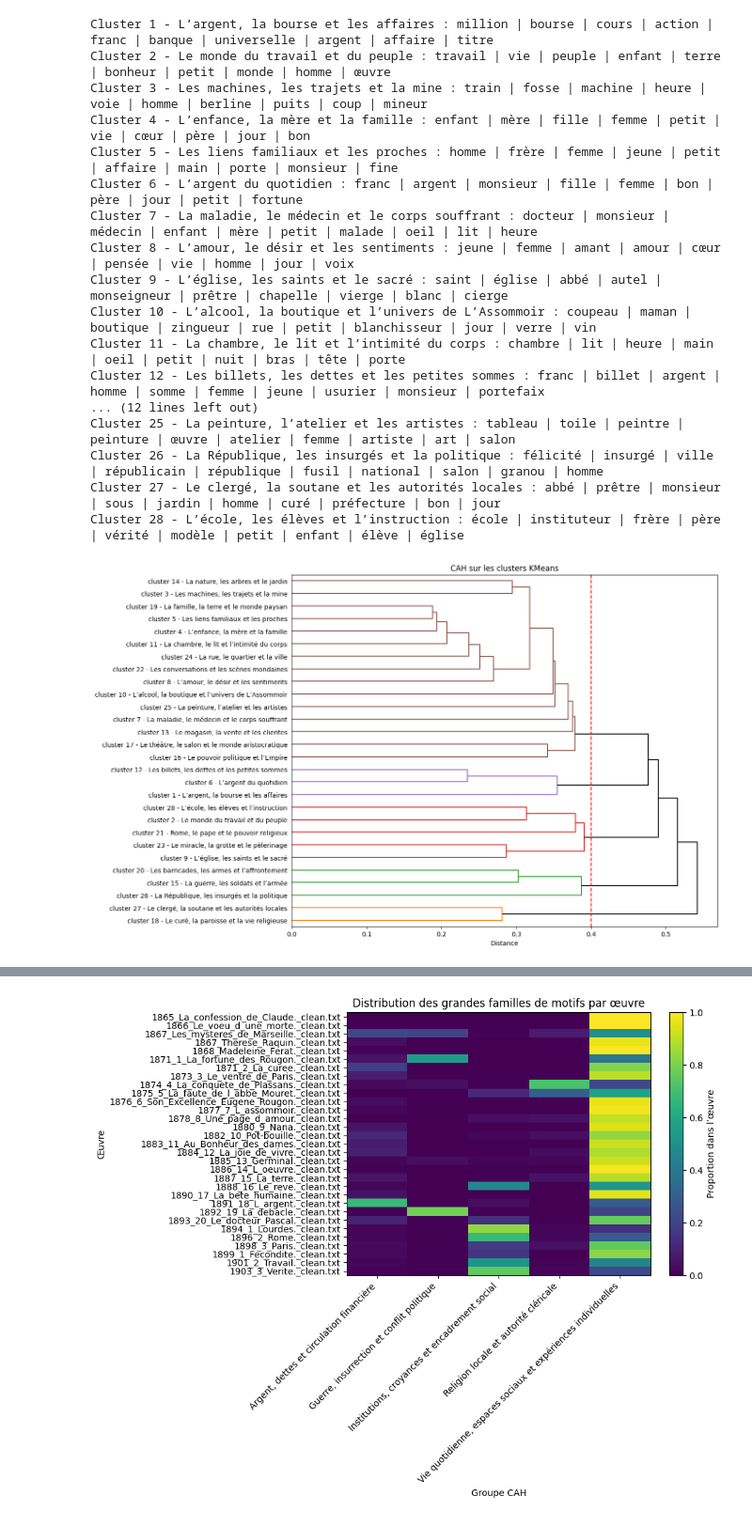
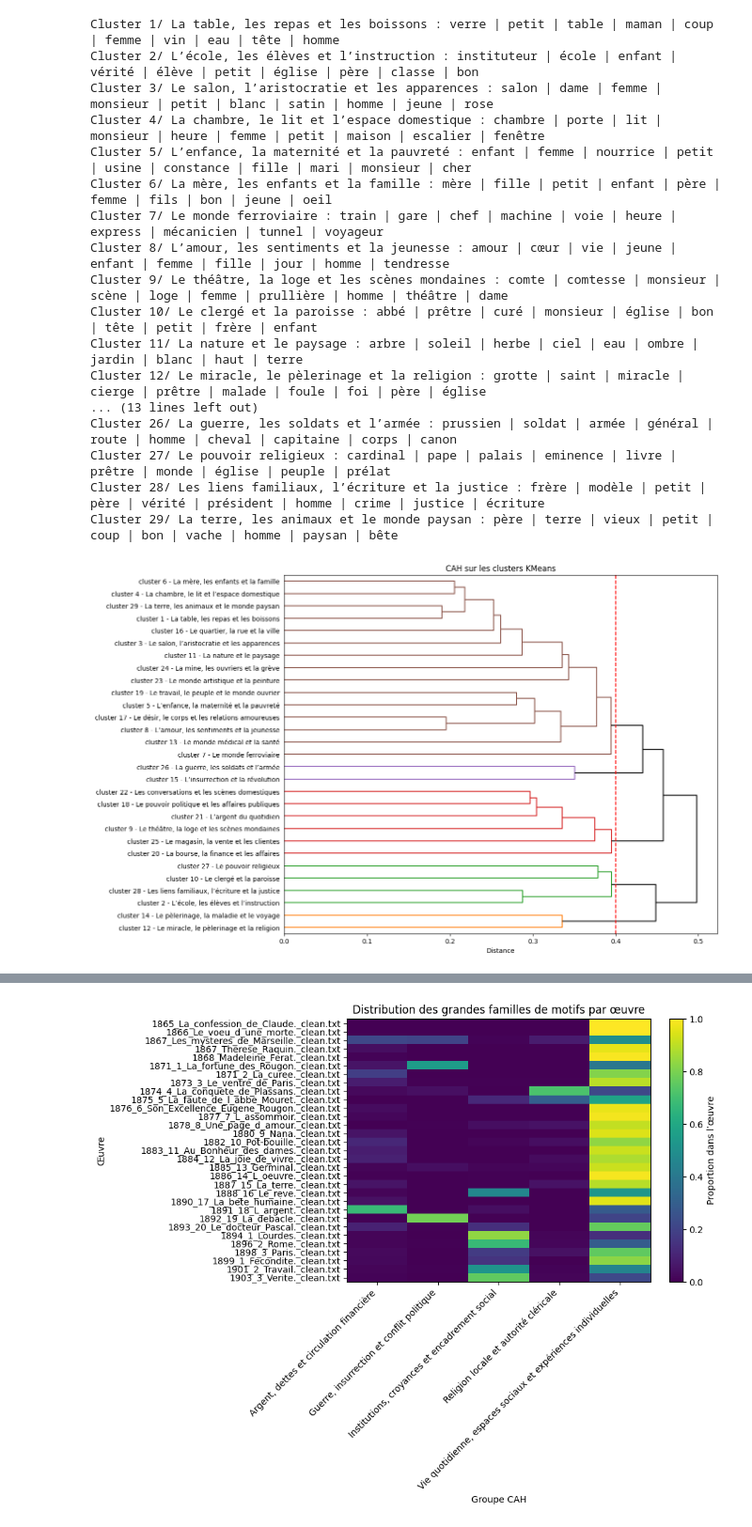
Before and after one commit to MorganRichard25/analyse_topic_zola, a Jupyter notebook: notebooks/3_kmeans_clustering.ipynb, the cells around one changed output, grey strips where cells are left out. Shown at 94% size. Cells and saved outputs as stored; diff of their text form; code cells hidden in the pictures.

```diff
--- a/notebooks/3_kmeans_clustering.ipynb
+++ b/notebooks/3_kmeans_clustering.ipynb
@@ -27,5 +91,5 @@ X = vectorizer.fit_transform(df["phrases_lemm"])
 # %%
-kmeans= KMeans(n_clusters=28,
+kmeans= KMeans(n_clusters=29,
                random_state=42,
                n_init=10)
 
@@ -129,49 +194,49 @@ df[["cluster", "nom_cluster", "phrases_paquet"]].head()
 for i, centre in enumerate(centres, start=1):
     top_indices = centre.argsort()[::-1][:10]
     mots = [terms[j] for j in top_indices]
-    print(f"Cluster {i} - {noms_clusters[i]} :", " | ".join(mots))
+    print(f"Cluster {i}/ {noms_clusters_kmeans[i]} :", " | ".join(mots))
 # %% [output]
-Cluster 1 - L’argent, la bourse et les affaires : million | bourse | cours | action | franc | banque | universelle | argent | affaire | titre
-Cluster 2 - Le monde du travail et du peuple : travail | vie | peuple | enfant | terre | bonheur | petit | monde | homme | œuvre
-Cluster 3 - Les machines, les trajets et la mine : train | fosse | machine | heure | voie | homme | berline | puits | coup | mineur
-Cluster 4 - L’enfance, la mère et la famille : enfant | mère | fille | femme | petit | vie | cœur | père | jour | bon
-Cluster 5 - Les liens familiaux et les proches : homme | frère | femme | jeune | petit | affaire | main | porte | monsieur | fine
-Cluster 6 - L’argent du quotidien : franc | argent | monsieur | fille | femme | bon | père | jour | petit | fortune
-Cluster 7 - La maladie, le médecin et le corps souffrant : docteur | monsieur | médecin | enfant | mère | petit | malade | oeil | lit | heure
-Cluster 8 - L’amour, le désir et les sentiments : jeune | femme | amant | amour | cœur | pensée | vie | homme | jour | voix
-Cluster 9 - L’église, les saints et le sacré : saint | église | abbé | autel | monseigneur | prêtre | chapelle | vierge | blanc | cierge
-Cluster 10 - L’alcool, la boutique et l’univers de L’Assommoir : coupeau | maman | boutique | zingueur | rue | petit | blanchisseur | jour | verre | vin
-Cluster 11 - La chambre, le lit et l’intimité du corps : chambre | lit | heure | main | oeil | petit | nuit | bras | tête | porte
-Cluster 12 - Les billets, les dettes et les petites sommes : franc | billet | argent | homme | somme | femme | jeune | usurier | monsieur | portefaix
-... (12 lines left out)
-Cluster 25 - La peinture, l’atelier et les artistes : tableau | toile | peintre | peinture | œuvre | atelier | femme | artiste | art | salon
-Cluster 26 - La République, les insurgés et la politique : félicité | insurgé | ville | républicain | république | fusil | national | salon | granou | homme
-Cluster 27 - Le clergé, la soutane et les autorités locales : abbé | prêtre | monsieur | sous | jardin | homme | curé | préfecture | bon | jour
-Cluster 28 - L’école, les élèves et l’instruction : école | instituteur | frère | père | vérité | modèle | petit | enfant | élève | église
+Cluster 1/ La table, les repas et les boissons : verre | petit | table | maman | coup | femme | vin | eau | tête | homme
+Cluster 2/ L’école, les élèves et l’instruction : instituteur | école | enfant | vérité | élève | petit | église | père | classe | bon
+Cluster 3/ Le salon, l’aristocratie et les apparences : salon | dame | femme | monsieur | petit | blanc | satin | homme | jeune | rose
+Cluster 4/ La chambre, le lit et l’espace domestique : chambre | porte | lit | monsieur | heure | femme | petit | maison | escalier | fenêtre
+Cluster 5/ L’enfance, la maternité et la pauvreté : enfant | femme | nourrice | petit | usine | constance | fille | mari | monsieur | cher
+Cluster 6/ La mère, les enfants et la famille : mère | fille | petit | enfant | père | femme | fils | bon | jeune | oeil
+Cluster 7/ Le monde ferroviaire : train | gare | chef | machine | voie | heure | express | mécanicien | tunnel | voyageur
+Cluster 8/ L’amour, les sentiments et la jeunesse : amour | cœur | vie | jeune | enfant | femme | fille | jour | homme | tendresse
+Cluster 9/ Le théâtre, la loge et les scènes mondaines : comte | comtesse | monsieur | scène | loge | femme | prullière | homme | théâtre | dame
+Cluster 10/ Le clergé et la paroisse : abbé | prêtre | curé | monsieur | église | bon | tête | petit | frère | enfant
+Cluster 11/ La nature et le paysage : arbre | soleil | herbe | ciel | eau | ombre | jardin | blanc | haut | terre
+Cluster 12/ Le miracle, le pèlerinage et la religion : grotte | saint | miracle | cierge | prêtre | malade | foule | foi | père | église
+... (13 lines left out)
+Cluster 26/ La guerre, les soldats et l’armée : prussien | soldat | armée | général | route | homme | cheval | capitaine | corps | canon
+Cluster 27/ Le pouvoir religieux : cardinal | pape | palais | eminence | livre | prêtre | monde | église | peuple | prélat
+Cluster 28/ Les liens familiaux, l’écriture et la justice : frère | modèle | petit | père | vérité | président | homme | crime | justice | écriture
+Cluster 29/ La terre, les animaux et le monde paysan : père | terre | vieux | petit | coup | bon | vache | homme | paysan | bête
 # %%
 labels_clusters = [
-    f"cluster {i} - {noms_clusters[i]}"
+    f"cluster {i} - {noms_clusters_kmeans[i]}"
     for i in range(1, kmeans.n_clusters + 1)
 ]
 
 plt.figure(figsize=(12, 10))
 Z = linkage(centres, method='ward')
 
 dendrogram(
     Z,
     labels=labels_clusters,
     orientation="right",
     color_threshold=0.40,
     above_threshold_color="black"
 )
 
 plt.axvline(x=0.40, color="red", linestyle="--")
 
 plt.title("CAH sur les clusters KMeans")
 plt.xlabel("Distance")
 plt.show()
 # %% [output]
-[figure, old version]
+[figure, new version]
 # %%
 groupes_cah = fcluster(Z, t=0.40, criterion="distance")
 
```
Also changed, not shown: parts of 17 cells of this notebook, 7 other files.
